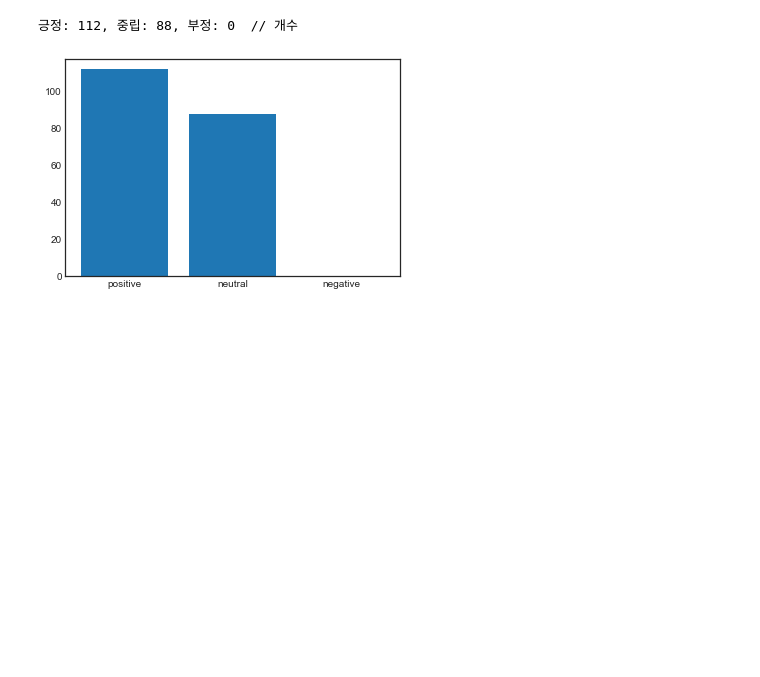
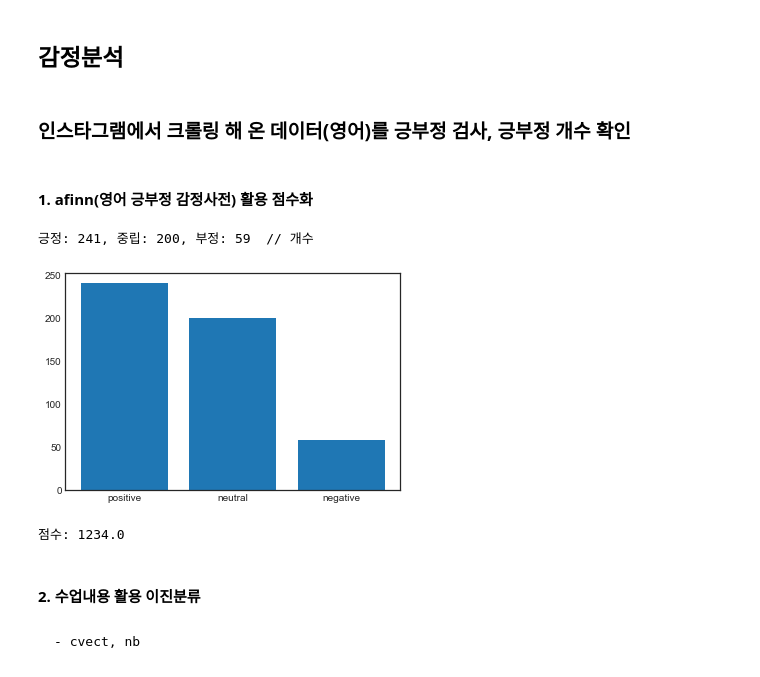
Before and after one commit to Ukjang/Mulcam_SEMI_PJT, a Jupyter notebook: 데이터전처리/텍스트분석.ipynb, the cells around one changed output. Cells and saved outputs as stored; diff of their text form; code cells hidden in the pictures; blank space fills up the shorter version.

```diff
--- a/데이터전처리/텍스트분석.ipynb
+++ b/데이터전처리/텍스트분석.ipynb
@@ -122,24 +1,6 @@ def sentiment_predict(new_sentence):
-# %%
-data1 = pd.read_csv("../data/인스타그램크롤링/raw/instagram_옥수수.csv")
-data1.main_text[:5]
-
-positive = 0
-neutral = 0
-negative = 0
-
-for j in [i for i in data1.main_text]:
-    score = sentiment_predict(j).astype(int)
-    if score > 0:
-        positive += 1
-    elif score == 0:
-        neutral += 1
-    else:
-        negative += 1
-
-print(f"긍정: {positive}, 중립: {neutral}, 부정: {negative}  // 개수")
-plt.bar(np.arange(3), [positive, neutral, negative])
-plt.xticks(np.arange(3), ['positive', 'neutral', 'negative'])
-plt.show()
-# %% [output]
-긍정: 112, 중립: 88, 부정: 0  // 개수
-[figure, removed]
+# %% [markdown]
+## 감정분석
+# %% [markdown]
+### 인스타그램에서 크롤링 해 온 데이터(영어)를 긍부정 검사, 긍부정 개수 확인
+# %% [markdown]
+#### 1. afinn(영어 긍부정 감정사전) 활용 점수화
@@ -145,0 +12,31 @@ plt.show()
+# %%
+df_wheat = pd.read_csv("../data/감성분석/crawling/instagram_Wheat.csv")
+df_wheat.main_text = df_wheat.main_text.str.replace('[^A-Za-z]',' ').str.strip()
+
+positive = 0
+neutral = 0
+negative = 0
+total = 0
+
+for i in df_wheat.main_text:
+    score = Afinn().score(i)
+    if score > 0:
+        positive += 1
+    elif score == 0:
+        neutral += 1
+    else:
+        negative += 1
+    total += score
+print(f"긍정: {positive}, 중립: {neutral}, 부정: {negative}  // 개수\n")
+plt.bar(np.arange(3), [positive, neutral, negative])
+plt.xticks(np.arange(3), ['positive', 'neutral', 'negative'])
+plt.show()
+print("점수:",total)
+# %% [output]
+긍정: 241, 중립: 200, 부정: 59  // 개수
+[figure, added]
+점수: 1234.0
+# %% [markdown]
+#### 2. 수업내용 활용 이진분류
+# %% [markdown]
+    - cvect, nb
```
Also changed, not shown: parts of 44 cells of this notebook, 1 other file.
